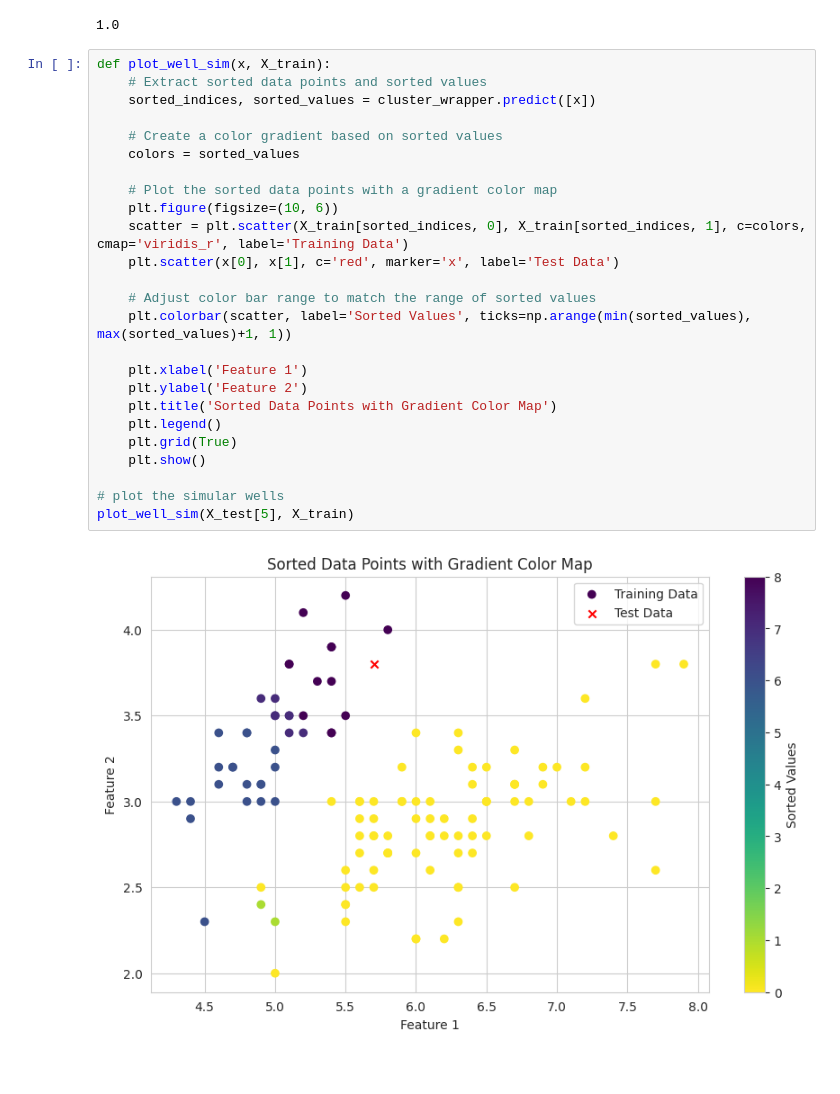
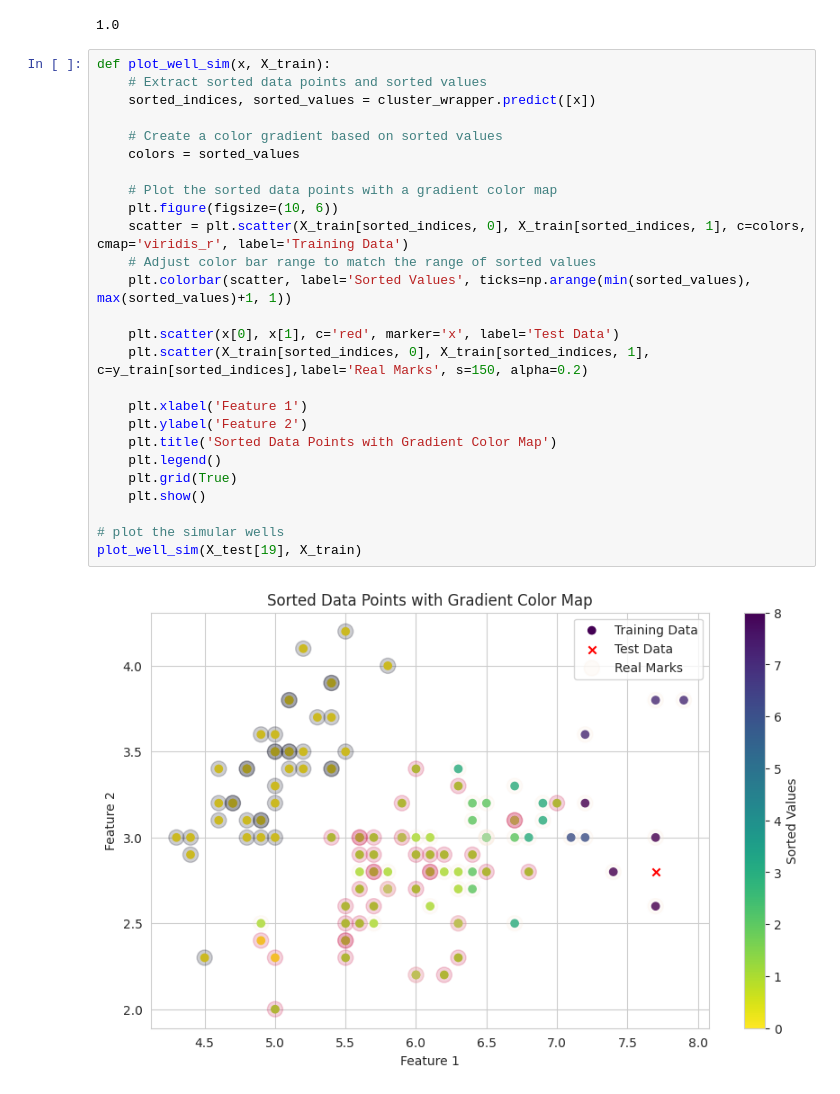
Before and after one commit to EgorProkopov/Wells_RecSys, a Jupyter notebook: notebooks/well_relevant_example.ipynb, the cells around one changed output. Saved outputs shown, nothing was run; the diff lists cells and outputs as text.

```diff
--- a/notebooks/well_relevant_example.ipynb
+++ b/notebooks/well_relevant_example.ipynb
@@ -57,27 +57,28 @@ hits_n(cluster_wrapper, X_test, y_test, y_train, n=5)
 # %%
 def plot_well_sim(x, X_train):
     # Extract sorted data points and sorted values
     sorted_indices, sorted_values = cluster_wrapper.predict([x])
 
     # Create a color gradient based on sorted values
     colors = sorted_values
 
     # Plot the sorted data points with a gradient color map
     plt.figure(figsize=(10, 6))
     scatter = plt.scatter(X_train[sorted_indices, 0], X_train[sorted_indices, 1], c=colors, cmap='viridis_r', label='Training Data')
-    plt.scatter(x[0], x[1], c='red', marker='x', label='Test Data')
-
     # Adjust color bar range to match the range of sorted values
     plt.colorbar(scatter, label='Sorted Values', ticks=np.arange(min(sorted_values), max(sorted_values)+1, 1))
+
+    plt.scatter(x[0], x[1], c='red', marker='x', label='Test Data')
+    plt.scatter(X_train[sorted_indices, 0], X_train[sorted_indices, 1], c=y_train[sorted_indices],label='Real Marks', s=150, alpha=0.2)
 
     plt.xlabel('Feature 1')
     plt.ylabel('Feature 2')
     plt.title('Sorted Data Points with Gradient Color Map')
     plt.legend()
     plt.grid(True)
     plt.show()
 
 # plot the simular wells
-plot_well_sim(X_test[5], X_train)
+plot_well_sim(X_test[19], X_train)
 # %% [output]
-[figure, old version]
+[figure, new version]
```
Also changed, not shown: parts of 1 cell of this notebook.
